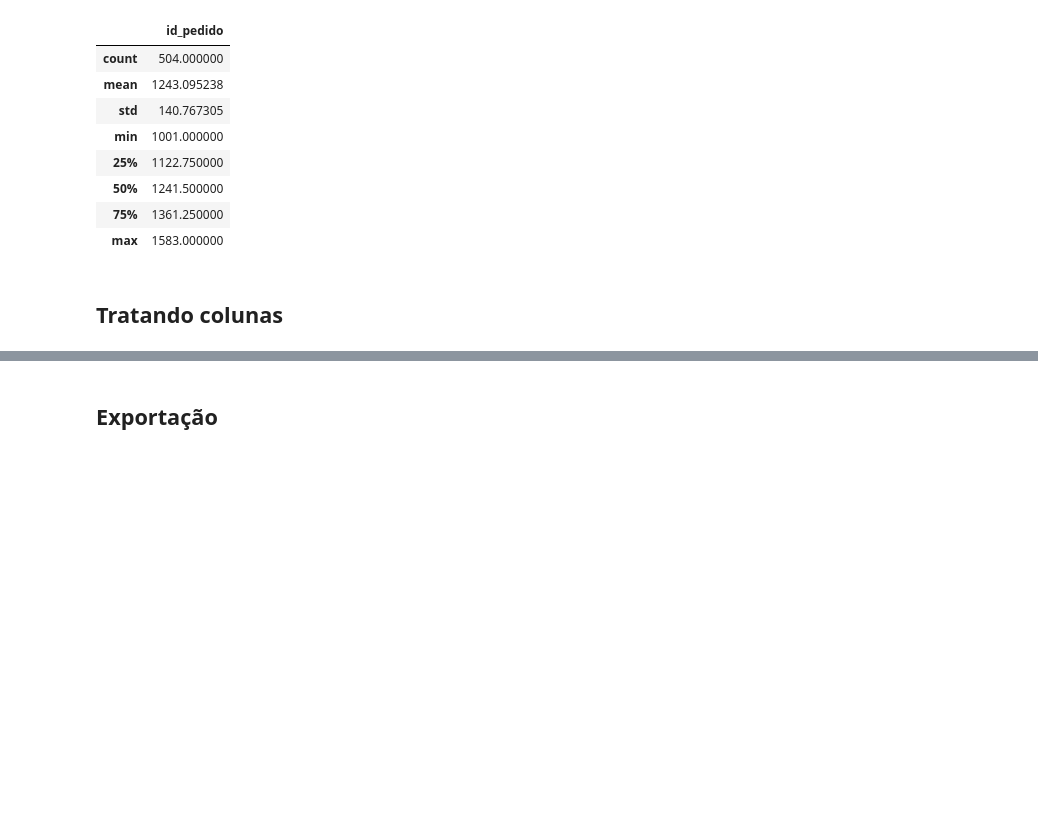
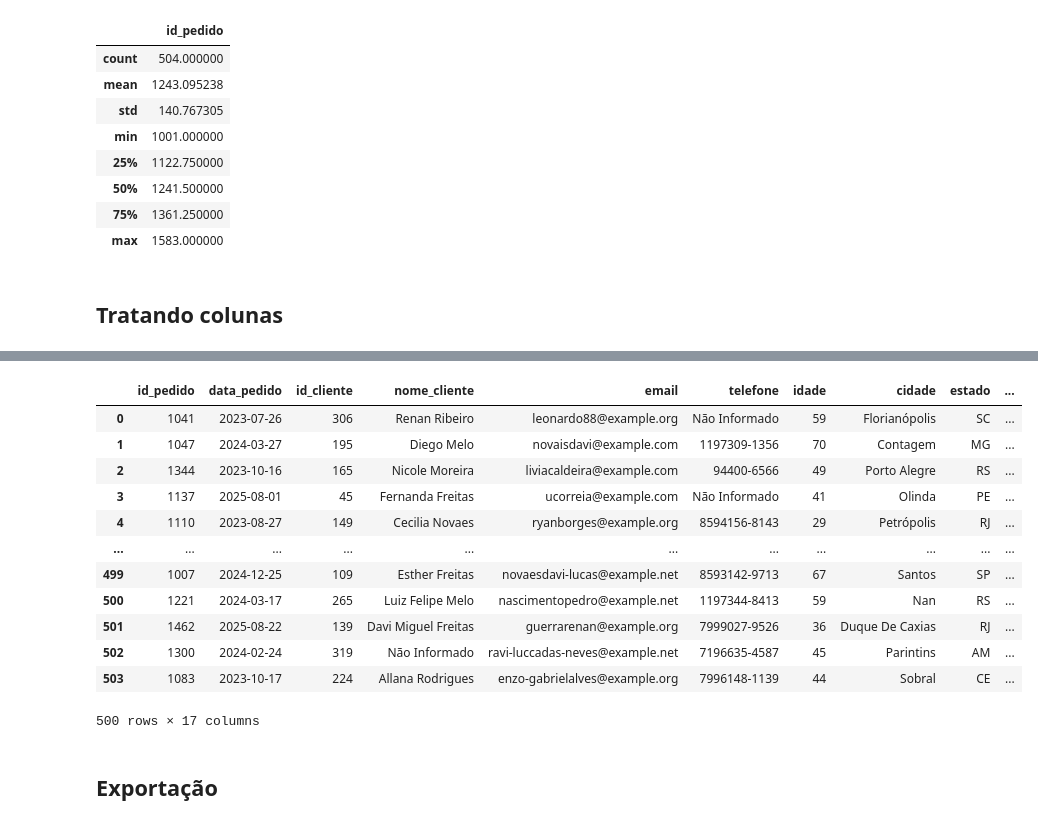
Before and after one commit to Gutembergss/Analise_ecommerce, a Jupyter notebook: projeto_ecommerce.ipynb, the cells around one changed output, grey strips where cells are left out. Drawn from its saved outputs; the diff is of its cells as text; code cells hidden in the pictures; blank space fills up the shorter version.

Commit message:
alterações de inconsistências no tratamento da coluna de telefone

```diff
--- a/projeto_ecommerce.ipynb
+++ b/projeto_ecommerce.ipynb
@@ -117,10 +122,10 @@ df.loc[df['idade']=='','idade'] = np.nan
 df['idade']=df['idade'].astype('Int64')
 # %%
 #imputando nulos para a coluna de idade
-#a condição normalmente iria depender das regras de negócio
-df.loc[df['idade']<18,'idade'] = df['idade'].quantile(0.25)
+# essas condição normalmente iria depender das regras de negócio, então
+df.loc[df['idade']<18,'idade'] = df['idade'].median()
 df['idade']=df['idade'].fillna((df['idade'].median()))
-df.loc[df['idade']>80,'idade'] = df['idade'].quantile(0.75)
+df.loc[df['idade']>80,'idade'] = df['idade'].median()
 # %%
 #trocando os separadores das datas
 df['data_pedido']=df['data_pedido'].str.replace('-','/')
@@ -136,6 +159,7 @@ df.info()
 # %%
 
 df['telefone']=df['telefone'].str.replace(r'[^\d\-]','',regex=True).str.replace(r'^55','',regex=True)
+df['telefone']=df['telefone'].replace('-','') #sem o str o python n analisa os caracteres individualmente, mas sim o valor da célula como um todo
 df.loc[df['telefone']=='','telefone'] = np.nan
 
 for col in ['forma_pagamento','status_pedido','categoria_produto','cidade']:
@@ -146,8 +170,6 @@ for col in ['forma_pagamento','status_pedido','categoria_produto','cidade']:
 df['produto']=df['produto'].astype('str').str.strip().str.title()
 df['produto']=df['produto'].str.replace(r'[^\w\s]','',regex=True)
 df.loc[df['produto']=='','produto'] = np.nan
-
-df.info()
 # %%
 df['email']=df['email'].str.replace(r'[^\w\.\+\-\@]','',regex=True).str.lower()
 df.loc[df['email']=='','email'] = np.nan
@@ -176,5 +212,21 @@ df
 # %%
 df=df.fillna('Não Informado')
+df['telefone']=='-'
+df
+# %% [output]
+|  | id_pedido | data_pedido | id_cliente | nome_cliente | email | telefone | idade | cidade | estado | ... |
+| 0 | 1041 | 2023-07-26 | 306 | Renan Ribeiro | leonardo88@example.org | Não Informado | 59 | Florianópolis | SC | ... |
+| 1 | 1047 | 2024-03-27 | 195 | Diego Melo | novaisdavi@example.com | 1197309-1356 | 70 | Contagem | MG | ... |
+| 2 | 1344 | 2023-10-16 | 165 | Nicole Moreira | liviacaldeira@example.com | 94400-6566 | 49 | Porto Alegre | RS | ... |
+| 3 | 1137 | 2025-08-01 | 45 | Fernanda Freitas | ucorreia@example.com | Não Informado | 41 | Olinda | PE | ... |
+| 4 | 1110 | 2023-08-27 | 149 | Cecilia Novaes | ryanborges@example.org | 8594156-8143 | 29 | Petrópolis | RJ | ... |
+| ... | ... | ... | ... | ... | ... | ... | ... | ... | ... | ... |
+| 499 | 1007 | 2024-12-25 | 109 | Esther Freitas | novaesdavi-lucas@example.net | 8593142-9713 | 67 | Santos | SP | ... |
+| 500 | 1221 | 2024-03-17 | 265 | Luiz Felipe Melo | nascimentopedro@example.net | 1197344-8413 | 59 | Nan | RS | ... |
+| 501 | 1462 | 2025-08-22 | 139 | Davi Miguel Freitas | guerrarenan@example.org | 7999027-9526 | 36 | Duque De Caxias | RJ | ... |
+| 502 | 1300 | 2024-02-24 | 319 | Não Informado | ravi-luccadas-neves@example.net | 7196635-4587 | 45 | Parintins | AM | ... |
+| 503 | 1083 | 2023-10-17 | 224 | Allana Rodrigues | enzo-gabrielalves@example.org | 7996148-1139 | 44 | Sobral | CE | ... |
+500 rows × 17 columns
 # %% [markdown]
 ## Exportação
 # %%
```
Also changed, not shown: parts of 6 cells of this notebook, 1 other file.
